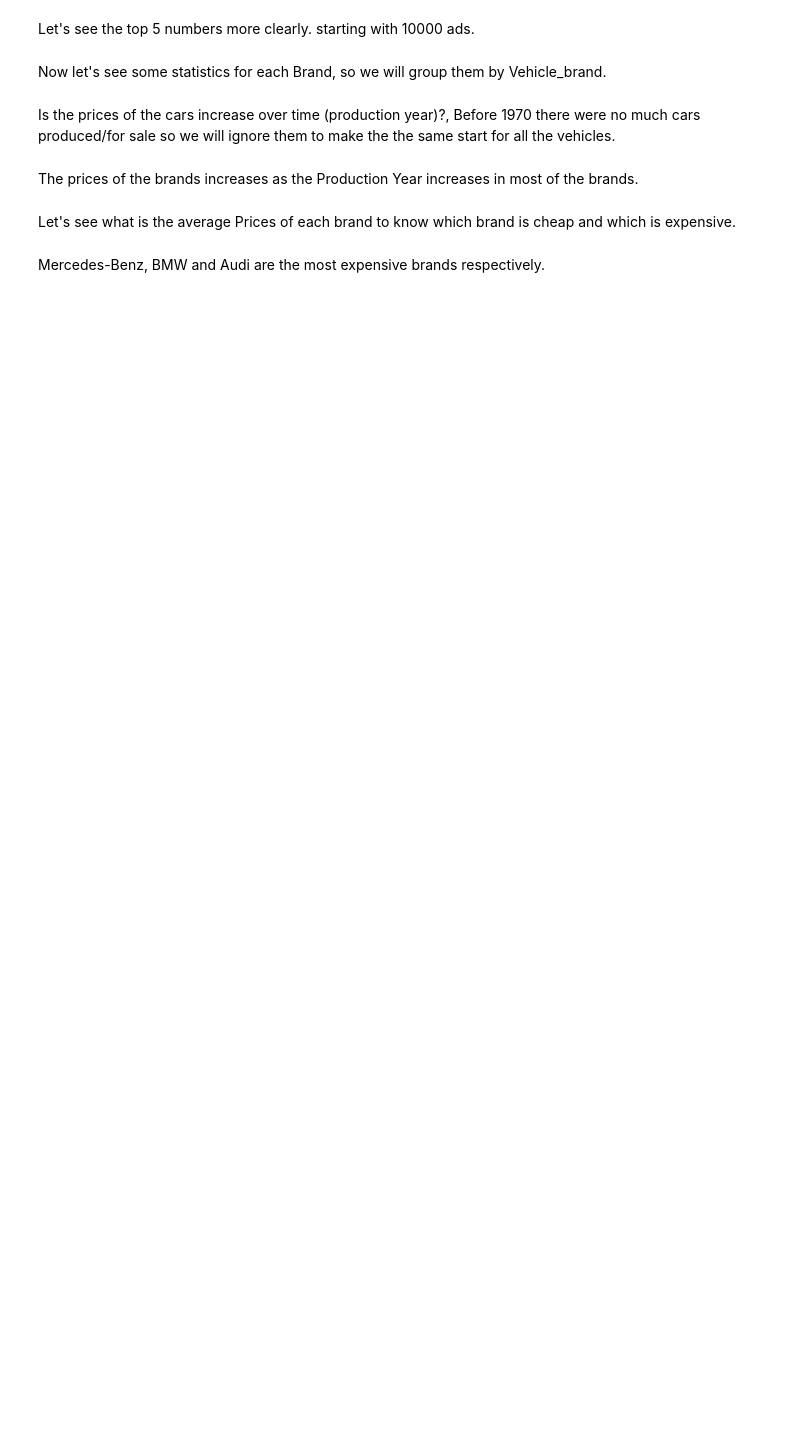
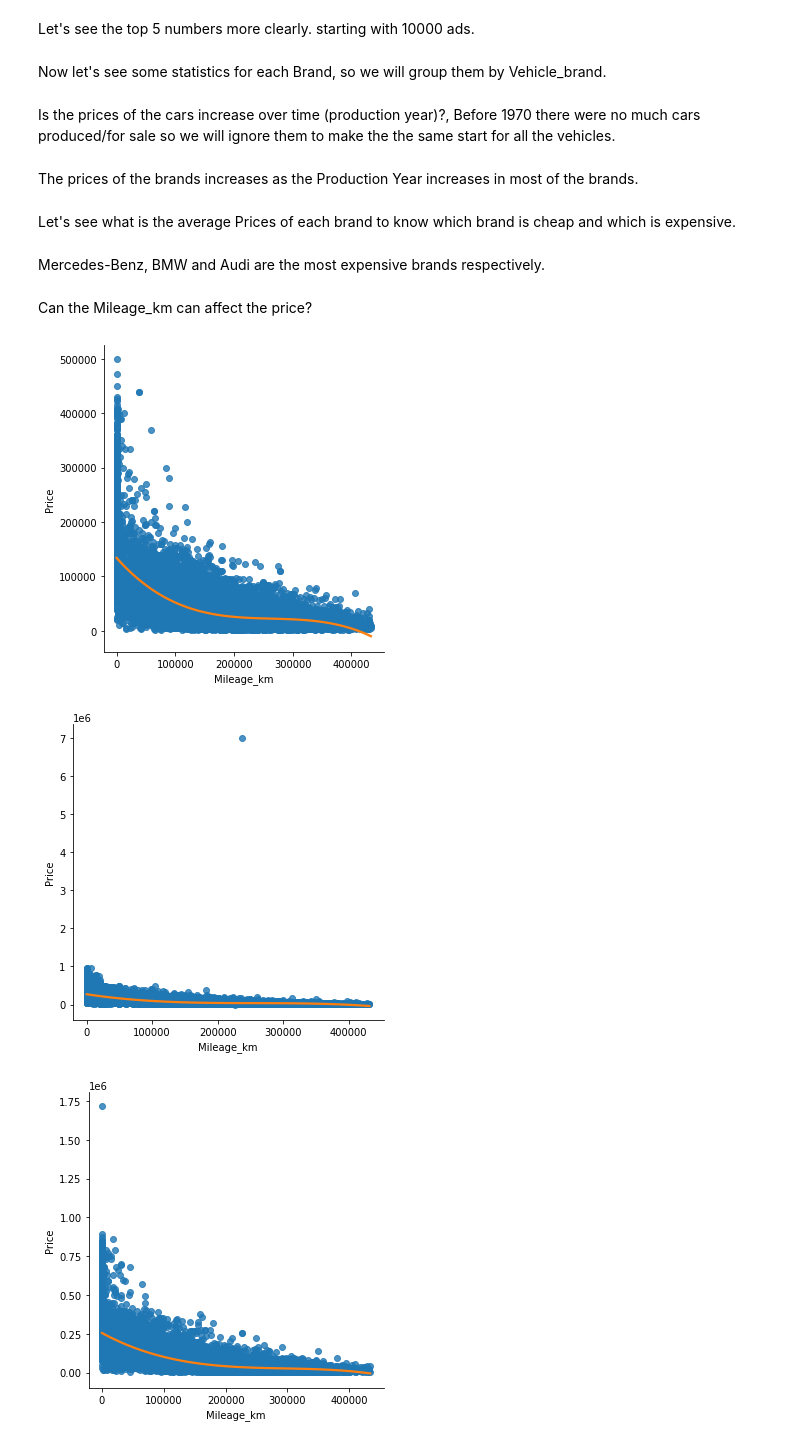
Before and after one commit to ssary/poland-cars-sales-EDA, a Jupyter notebook: Assignment1.ipynb, the cells around one changed output. Cells and saved outputs as stored; diff of their text form; code cells hidden in the pictures; blank space fills up the shorter version.

Commit message:
relation between Mileage_km and price

```diff
--- a/Assignment1.ipynb
+++ b/Assignment1.ipynb
@@ -415,3 +414,34 @@ p.y_range.start = 0
 show(p)
 # %% [markdown]
 Mercedes-Benz, BMW and Audi are the most expensive brands respectively.
+# %% [markdown]
+Can the Mileage_km can affect the price?
+# %%
+from bokeh.layouts import row,column, gridplot
+
+figures = []
+
+brandDf = grouped.get_group('BMW')
+
+# sort them on the Mileage_km
+sortedYear = brandDf.sort_values(by=['Mileage_km'])
+
+for brand in brandsArray:
+    # get the current Brand
+    brandDf = grouped.get_group(brand)
+
+    # sort them on the Mileage_km
+    sortedYear = brandDf.sort_values(by=['Mileage_km'])
+
+    x = sortedYear['Mileage_km']
+    y = sortedYear['Price']
+    z = {}
+    z['Mileage_km'] = x
+    z['Price'] = y
+
+    # plot a graph that have regression line where the Mileage_km on y axis, price on x-axis
+    sns.lmplot(data=pd.DataFrame.from_dict(z), x='Mileage_km', y='Price',order=2, line_kws={"color": "C1"})
+# %% [output]
+[figure, added]
+[figure, added]
+[figure, added]
```
Also changed, not shown: parts of 3 cells of this notebook.
